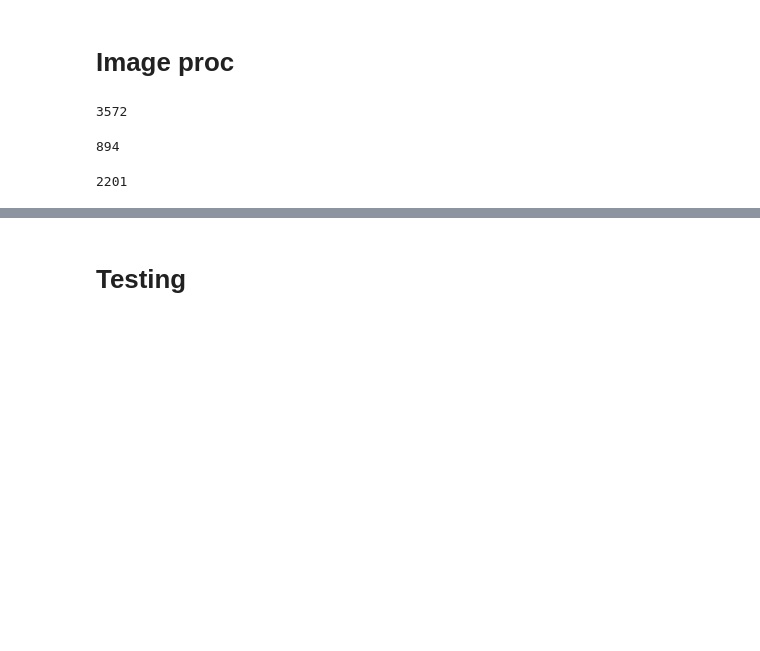
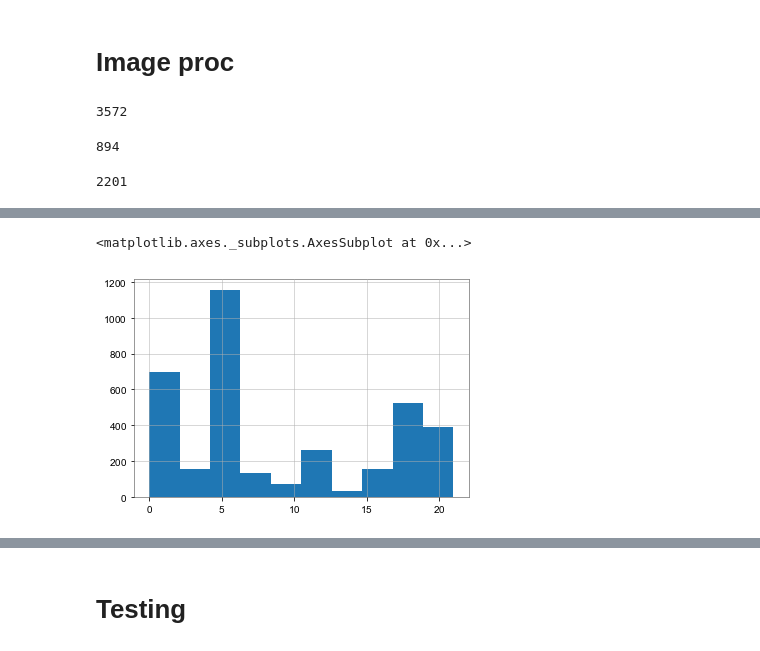
Before and after one commit to GilesStrong/LIP_DS_2019_Challenge, a Jupyter notebook: notebooks/Image_Creation.ipynb, the cells around one changed output, grey strips where cells are left out. Cells and saved outputs as stored; diff of their text form; code cells hidden in the pictures; blank space fills up the shorter version.

```diff
--- a/notebooks/Image_Creation.ipynb
+++ b/notebooks/Image_Creation.ipynb
@@ -69,6 +57,6 @@ data = pd.read_csv(PATH/'gspy-db-20180813_O1_filtered_t1126400691-1205493119_snr
 # %%
 #data['ifo'] = data['ifo'].map({l:i for i,l in enumerate(set(data.ifo))})
-data['label'] = data['label'].map({l:i for i,l in enumerate(set(data.label))})
+data['label'] = data['label'].map({l:i for i,l in enumerate(sorted(set(data.label)))})
 data.rename(index=str, columns={'label':'gen_target'}, inplace=True)
 # %%
 df, test_df = train_test_split(data, test_size=0.33, random_state=7)
@@ -162,0 +280,5 @@ len(test_df)
+# %%
+train_df.gen_target.hist()
+# %% [output]
+<matplotlib.axes._subplots.AxesSubplot at 0x...>
+[figure, added]
```
Also changed, not shown: parts of 31 cells of this notebook, 2 other files.
